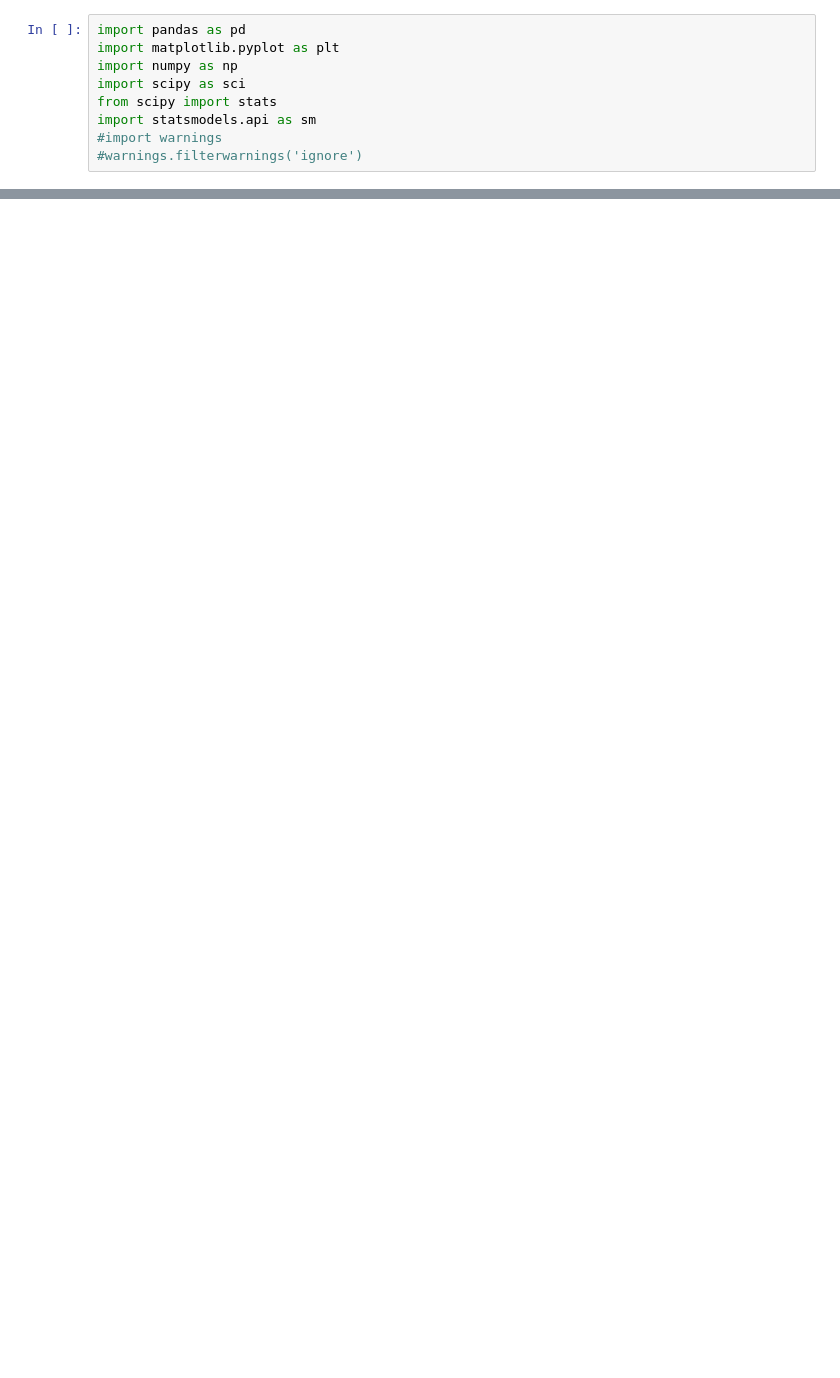
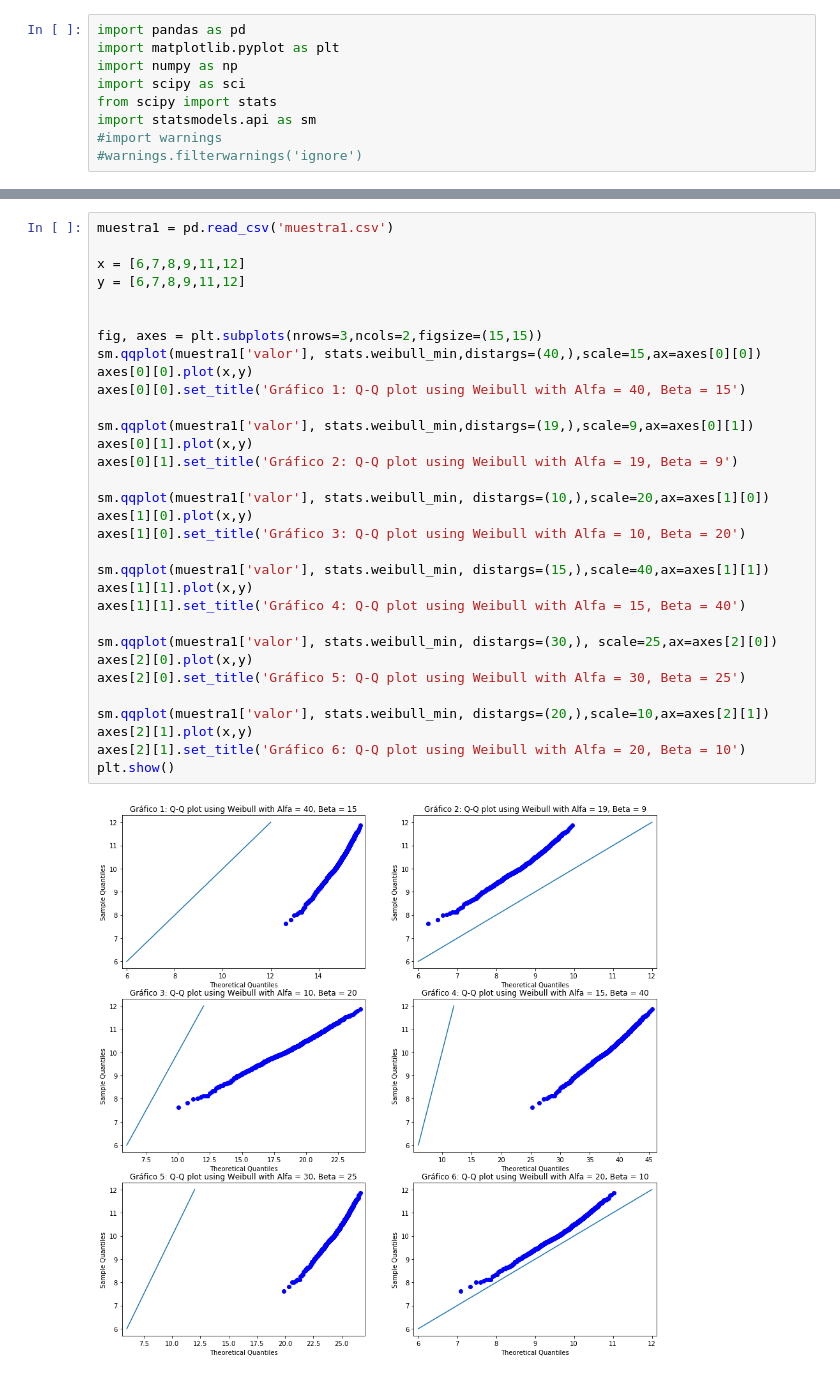
Before and after one commit to Umauro/LabEstaca3, a Jupyter notebook: pregunta4.ipynb, the cells around one changed output, grey strips where cells are left out. Cells and saved outputs as stored; diff of their text form; blank space fills up the shorter version.

```diff
--- a/pregunta4.ipynb
+++ b/pregunta4.ipynb
@@ -32,0 +18,34 @@ plt.show()
+# %%
+muestra1 = pd.read_csv('muestra1.csv')
+
+x = [6,7,8,9,11,12]
+y = [6,7,8,9,11,12]
+
+
+fig, axes = plt.subplots(nrows=3,ncols=2,figsize=(15,15))
+sm.qqplot(muestra1['valor'], stats.weibull_min,distargs=(40,),scale=15,ax=axes[0][0])
+axes[0][0].plot(x,y)
+axes[0][0].set_title('Gráfico 1: Q-Q plot using Weibull with Alfa = 40, Beta = 15')
+
+sm.qqplot(muestra1['valor'], stats.weibull_min,distargs=(19,),scale=9,ax=axes[0][1])
+axes[0][1].plot(x,y)
+axes[0][1].set_title('Gráfico 2: Q-Q plot using Weibull with Alfa = 19, Beta = 9')
+
+sm.qqplot(muestra1['valor'], stats.weibull_min, distargs=(10,),scale=20,ax=axes[1][0])
+axes[1][0].plot(x,y)
+axes[1][0].set_title('Gráfico 3: Q-Q plot using Weibull with Alfa = 10, Beta = 20')
+
+sm.qqplot(muestra1['valor'], stats.weibull_min, distargs=(15,),scale=40,ax=axes[1][1])
+axes[1][1].plot(x,y)
+axes[1][1].set_title('Gráfico 4: Q-Q plot using Weibull with Alfa = 15, Beta = 40')
+
+sm.qqplot(muestra1['valor'], stats.weibull_min, distargs=(30,), scale=25,ax=axes[2][0])
+axes[2][0].plot(x,y)
+axes[2][0].set_title('Gráfico 5: Q-Q plot using Weibull with Alfa = 30, Beta = 25')
+
+sm.qqplot(muestra1['valor'], stats.weibull_min, distargs=(20,),scale=10,ax=axes[2][1])
+axes[2][1].plot(x,y)
+axes[2][1].set_title('Gráfico 6: Q-Q plot using Weibull with Alfa = 20, Beta = 10')
+plt.show()
+# %% [output]
+[figure, added]
```
Also changed, not shown: parts of 3 cells of this notebook.
